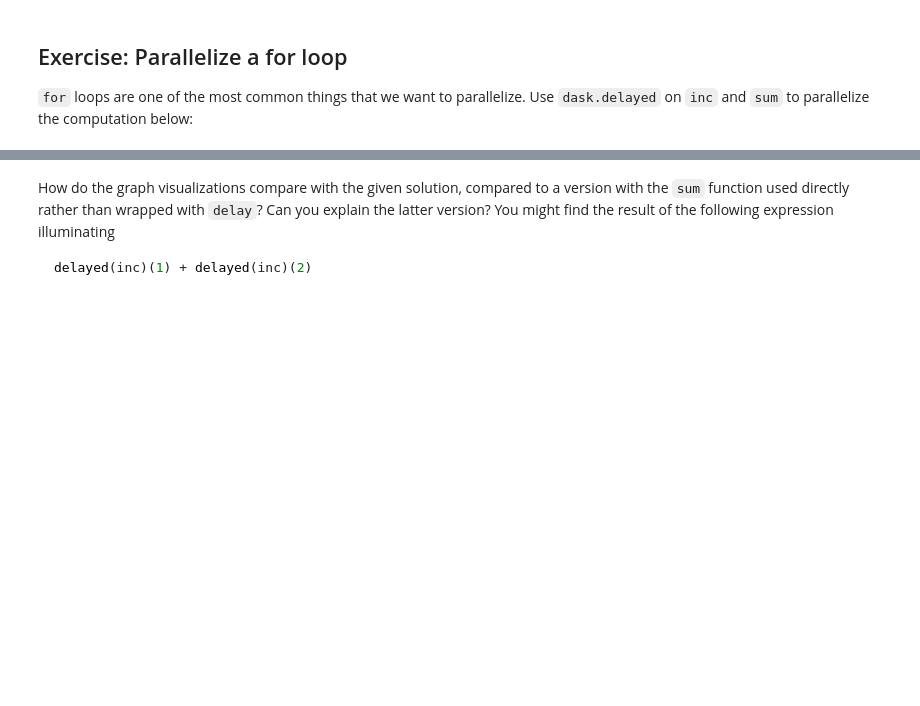
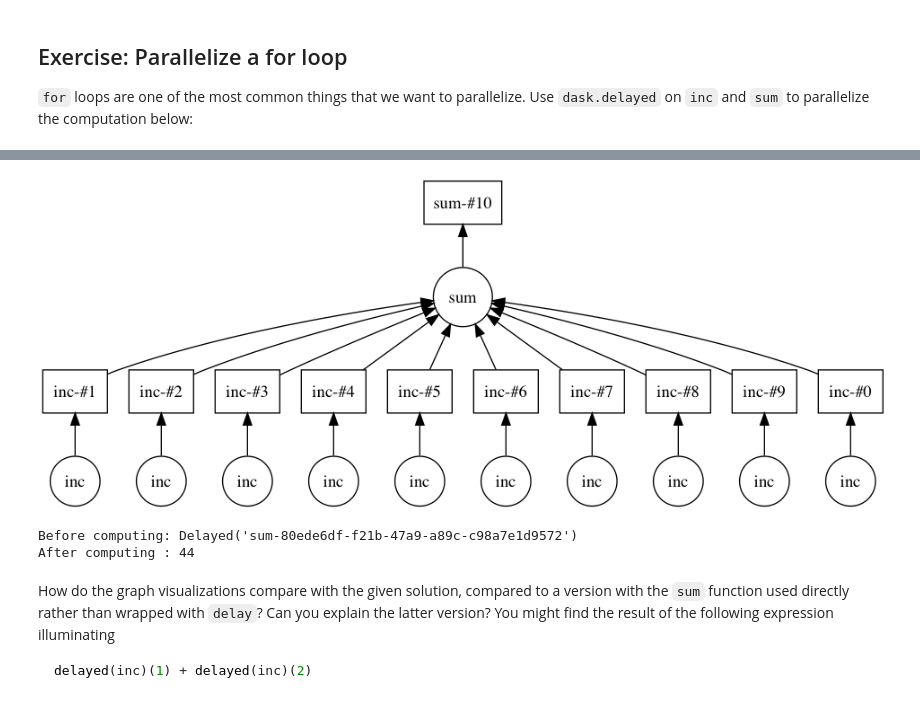
Before and after one commit to a96tudor/europython2018, a Jupyter notebook: python-parallelism-tutorial/Python_Dask.ipynb, the cells around one changed output, grey strips where cells are left out. Drawn from its saved outputs; the diff is of its cells as text; code cells hidden in the pictures; blank space fills up the shorter version.

````diff
--- a/python-parallelism-tutorial/Python_Dask.ipynb
+++ b/python-parallelism-tutorial/Python_Dask.ipynb
@@ -95,3 +93,5 @@ data = [1, 2, 3, 4, 5, 6, 7, 8]
+# %%
+data = list(range(10))
 # %%
 %%time
 # Sequential code
@@ -114,0 +112,9 @@ total
+# %%
+%%time
+results = []
+for x in data:
+    y = delayed(inc)(x)
+    results.append(y)
+
+d = delayed(sum)(results)
+total = d.compute()
@@ -115,3 +124,7 @@ total
+# %%
+d.visualize()
+# %% [output]
+[figure, added]
 # %%
 # %load solutions/01-delayed-loop.py
 results = []
@@ -124,6 +137,9 @@ total = delayed(sum)(results)
 print("Before computing:", total)  # Let's see what type of thing total is
 result = total.compute()
 print("After computing :", result)  # After it's computed
+# %% [output]
+Before computing: Delayed('sum-80ede6df-f21b-47a9-a89c-c98a7e1d9572')
+After computing : 44
 # %% [markdown]
 How do the graph visualizations compare with the given solution, compared to a version with the `sum` function used directly rather than wrapped with `delay`? Can you explain the latter version? You might find the result of the following expression illuminating
 ```python
````
Also changed, not shown: parts of 5 cells of this notebook, 14 other files.
